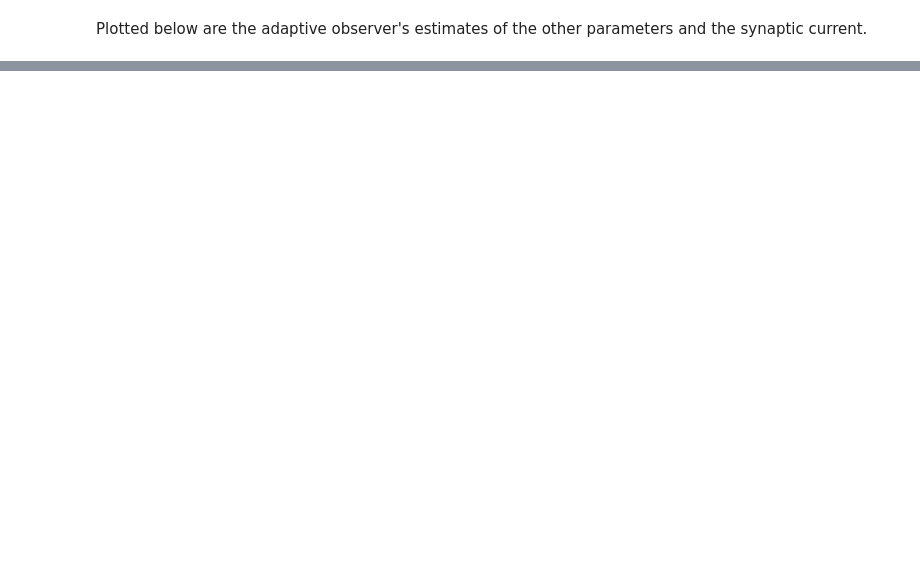
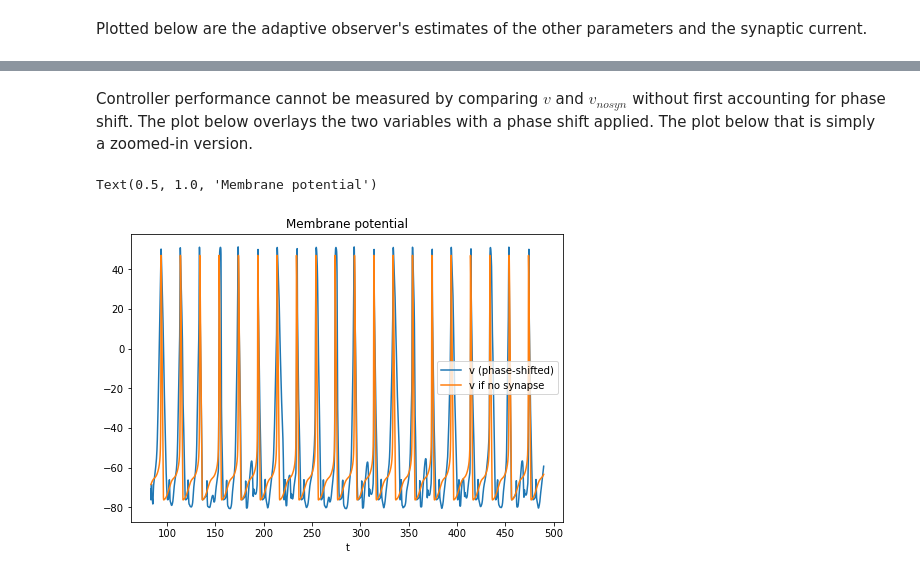
Before and after one commit to RJZS/adaptive-conductance-control, a Jupyter notebook: HH neuron rejecting HH neuron.ipynb, the cells around one changed output, grey strips where cells are left out. Cells and saved outputs as stored; diff of their text form; code cells hidden in the pictures; blank space fills up the shorter version.

```diff
--- a/HH neuron rejecting HH neuron.ipynb
+++ b/HH neuron rejecting HH neuron.ipynb
@@ -158,0 +159,19 @@ Text(0.5, 1.0, 'I_syn (neglecting transient)')
+# %% [markdown]
+Controller performance cannot be measured by comparing $v$ and $v_{nosyn}$ without first accounting for phase shift. The plot below overlays the two variables with a phase shift applied. The plot below that is simply a zoomed-in version.
+# %%
+plt9 = plt.figure(); plt9ax = plt9.add_axes([0,0,1,1])
+go_from = 3000
+phase_shift = 400
+
+t_trunc = t[go_from:-phase_shift]
+v_trunc = v[go_from+phase_shift:]
+v_nosyn_trunc = v_nosyn[go_from:-phase_shift]
+
+plt9ax.plot(t_trunc,v_trunc)
+plt9ax.plot(t_trunc,v_nosyn_trunc)
+plt9ax.set_xlabel("t")
+plt9ax.legend(["v (phase-shifted)", "v if no synapse"])
+plt9ax.set_title("Membrane potential")
+# %% [output]
+Text(0.5, 1.0, 'Membrane potential')
+[figure, added]
```
Also changed, not shown: parts of 6 cells of this notebook.
